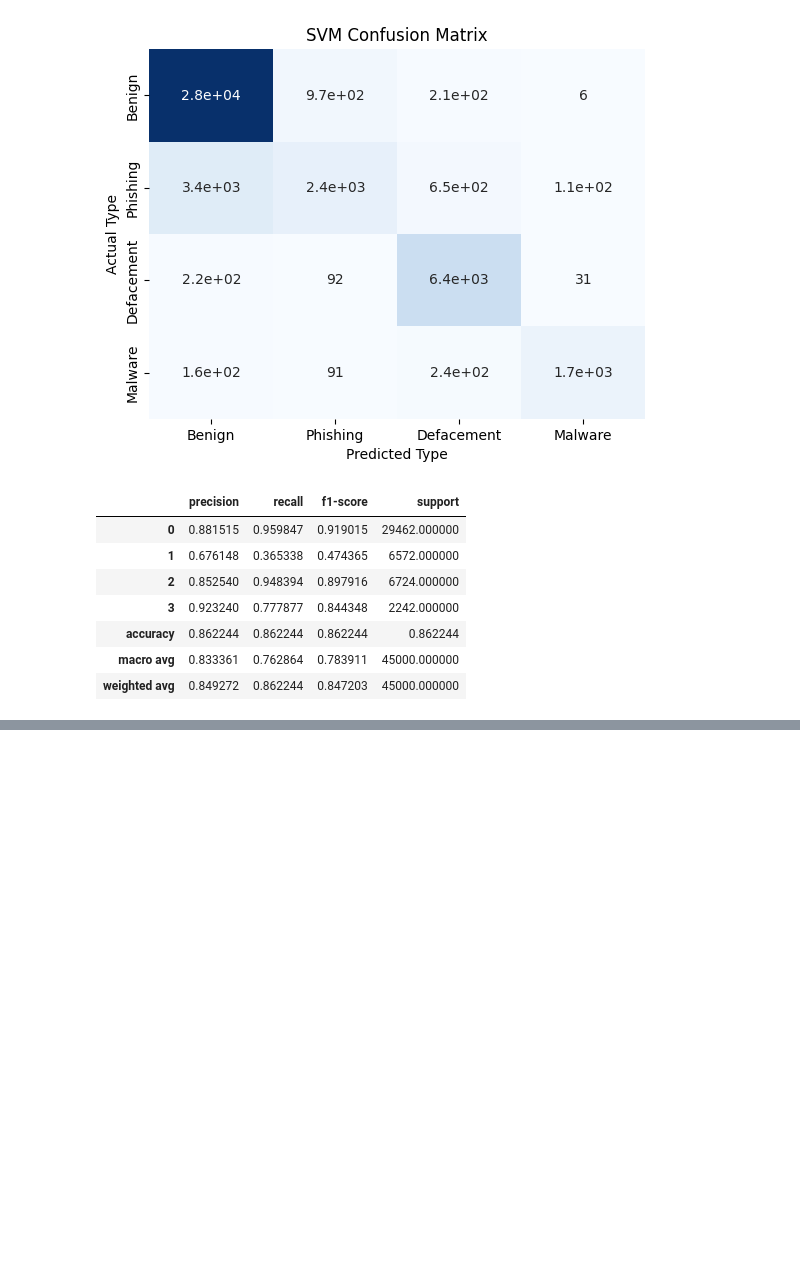
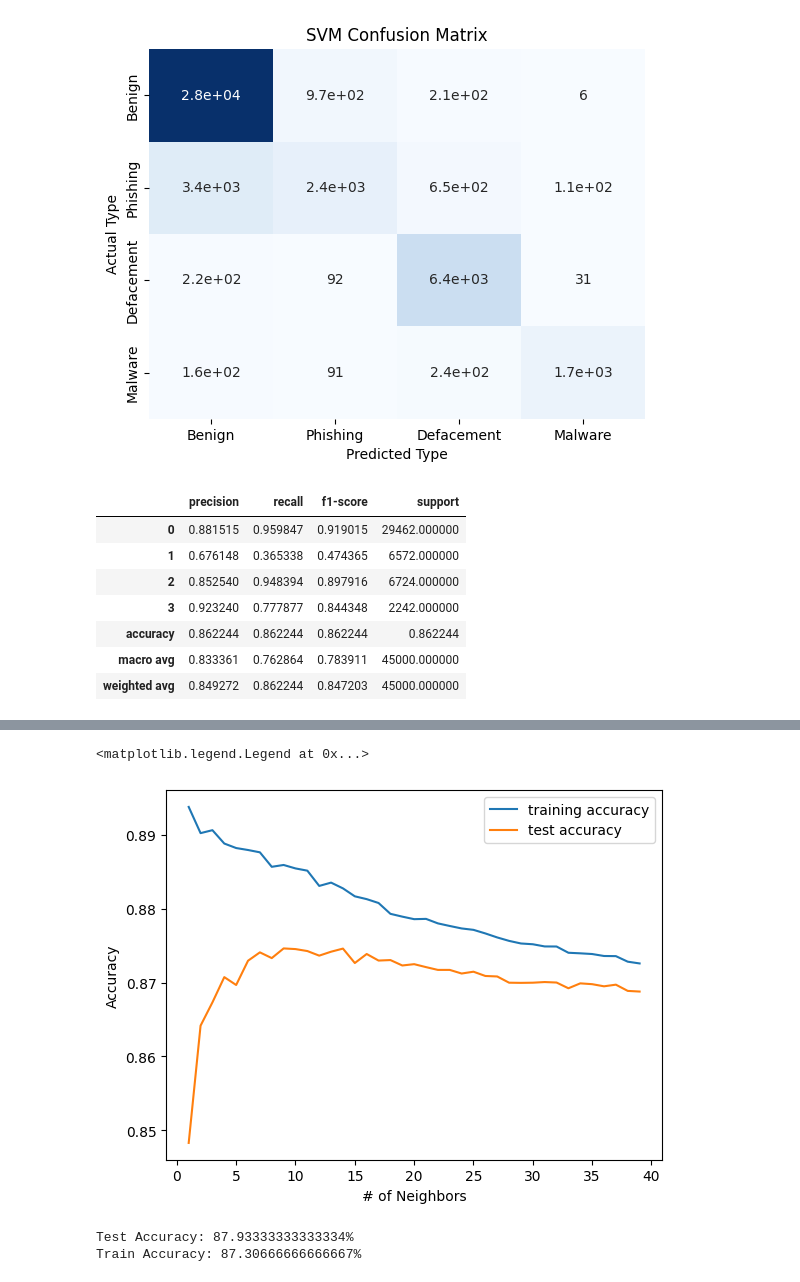
Before and after one commit to jfantab/lexical_analysis_urls, a Jupyter notebook: alao_vector_analysis.ipynb, the cells around one changed output, grey strips where cells are left out. Saved outputs shown, nothing was run; the diff lists cells and outputs as text; code cells hidden in the pictures; blank space fills up the shorter version.

```diff
--- a/alao_vector_analysis.ipynb
+++ b/alao_vector_analysis.ipynb
@@ -452,0 +547,36 @@ rates.head()
+# %%
+# Define Scaler for KNN
+scaler = StandardScaler()
+scaler.fit(X_train)
+X_train = scaler.transform(X_train)
+X_test = scaler.transform(X_test)
+# %%
+# KNN classifier load if exists else train and run
+loaded_knn = (
+    None
+    if not os.path.exists("knn_model_trained.pkl")
+    else pickle.load(open("knn_model_trained.pkl", "rb"))
+)
+# %%
+if not loaded_knn:
+    # Decide on best neighbor value
+    neighbors = range(1, 40)
+    train_acc = []
+    test_acc = []
+
+    for n in neighbors:
+        knn = KNeighborsClassifier(n_neighbors=n)
+        knn.fit(X_train, y_train)
+        knn_y_train_pred = knn.predict(X_train)
+        knn_y_pred = knn.predict(X_test)
+        test_acc.append(accuracy_score(y_test, knn_y_pred))
+        train_acc.append(accuracy_score(y_train, knn_y_train_pred))
+# %%
+plt.plot(neighbors, train_acc, label="training accuracy")
+plt.plot(neighbors, test_acc, label="test accuracy")
+plt.ylabel("Accuracy")
+plt.xlabel("# of Neighbors")
+plt.legend()
+# %% [output]
+<matplotlib.legend.Legend at 0x...>
+[figure, added]
@@ -452,0 +592,9 @@ rates.head()
+# %%
+knn_train_accuracy = accuracy_score(y_test, knn_y_pred)
+knn_test_accuracy = accuracy_score(y_train, knn_y_train_pred)
+
+print(f"Test Accuracy: {knn_test_accuracy * 100}%")
+print(f"Train Accuracy: {knn_train_accuracy * 100}%")
+# %% [output]
+Test Accuracy: 87.93333333333334%
+Train Accuracy: 87.30666666666667%
```
Also changed, not shown: parts of 29 cells of this notebook, 1 other file.
